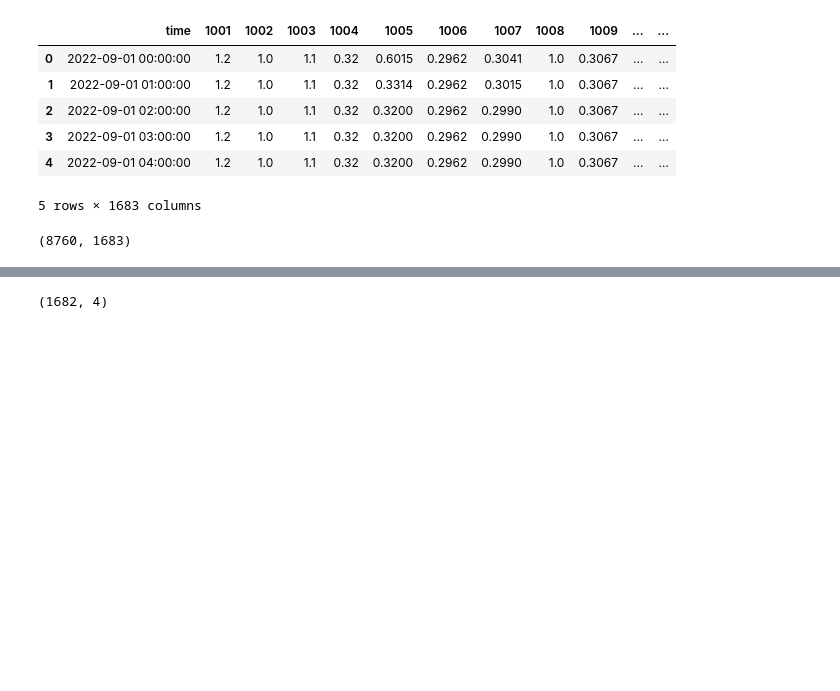
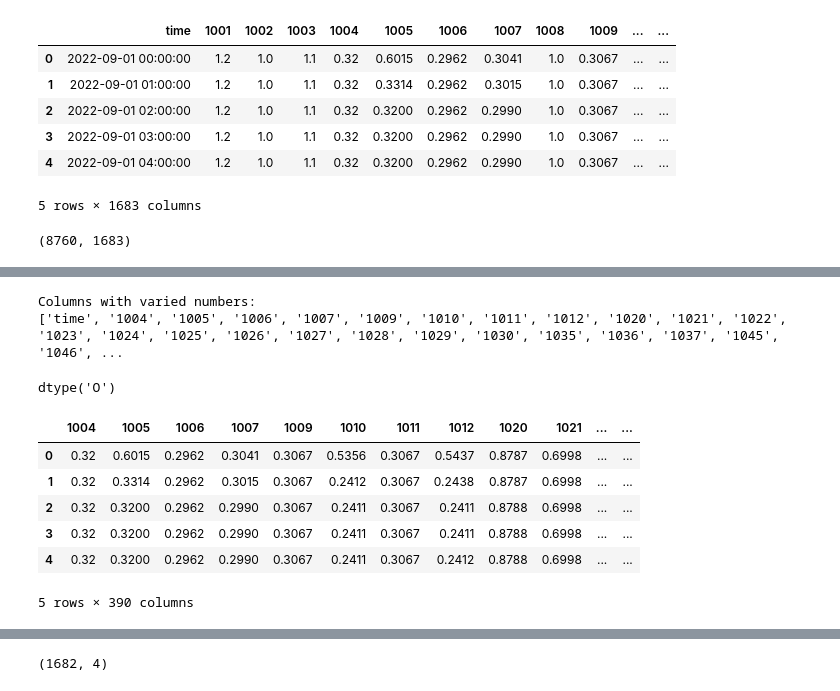
Before and after one commit to nareeratm/capstone_ev, a Jupyter notebook: EDA.ipynb, the cells around one changed output, grey strips where cells are left out. Drawn from its saved outputs; the diff is of its cells as text; code cells hidden in the pictures; blank space fills up the shorter version.

```diff
--- a/EDA.ipynb
+++ b/EDA.ipynb
@@ -66,0 +95,15 @@ price.shape
+# %%
+varied_columns = price.columns[price.apply(lambda x: len(x.unique()) > 1)]
+print("Columns with varied numbers:")
+print(varied_columns.tolist())
+# %% [output]
+Columns with varied numbers:
+['time', '1004', '1005', '1006', '1007', '1009', '1010', '1011', '1012', '1020', '1021', '1022', '1023', '1024', '1025', '1026', '1027', '1028', '1029', '1030', '1035', '1036', '1037', '1045', '1046', ...
+# %%
+varied_columns.dtype
+# %% [output]
+dtype('O')
+# %%
+varied_columns = varied_columns[1:] #exclude the first col 'time'
+# %%
+df_varied_price = price.loc[:, varied_columns]
@@ -66,0 +112,10 @@ price.shape
+# %%
+df_varied_price.head()
+# %% [output]
+|  | 1004 | 1005 | 1006 | 1007 | 1009 | 1010 | 1011 | 1012 | 1020 | 1021 | ... | ... |
+| 0 | 0.32 | 0.6015 | 0.2962 | 0.3041 | 0.3067 | 0.5356 | 0.3067 | 0.5437 | 0.8787 | 0.6998 | ... | ... |
+| 1 | 0.32 | 0.3314 | 0.2962 | 0.3015 | 0.3067 | 0.2412 | 0.3067 | 0.2438 | 0.8787 | 0.6998 | ... | ... |
+| 2 | 0.32 | 0.3200 | 0.2962 | 0.2990 | 0.3067 | 0.2411 | 0.3067 | 0.2411 | 0.8788 | 0.6998 | ... | ... |
+| 3 | 0.32 | 0.3200 | 0.2962 | 0.2990 | 0.3067 | 0.2411 | 0.3067 | 0.2411 | 0.8788 | 0.6998 | ... | ... |
+| 4 | 0.32 | 0.3200 | 0.2962 | 0.2990 | 0.3067 | 0.2411 | 0.3067 | 0.2412 | 0.8788 | 0.6998 | ... | ... |
+5 rows × 390 columns
```
Also changed, not shown: parts of 20 cells of this notebook, 3 other files.
